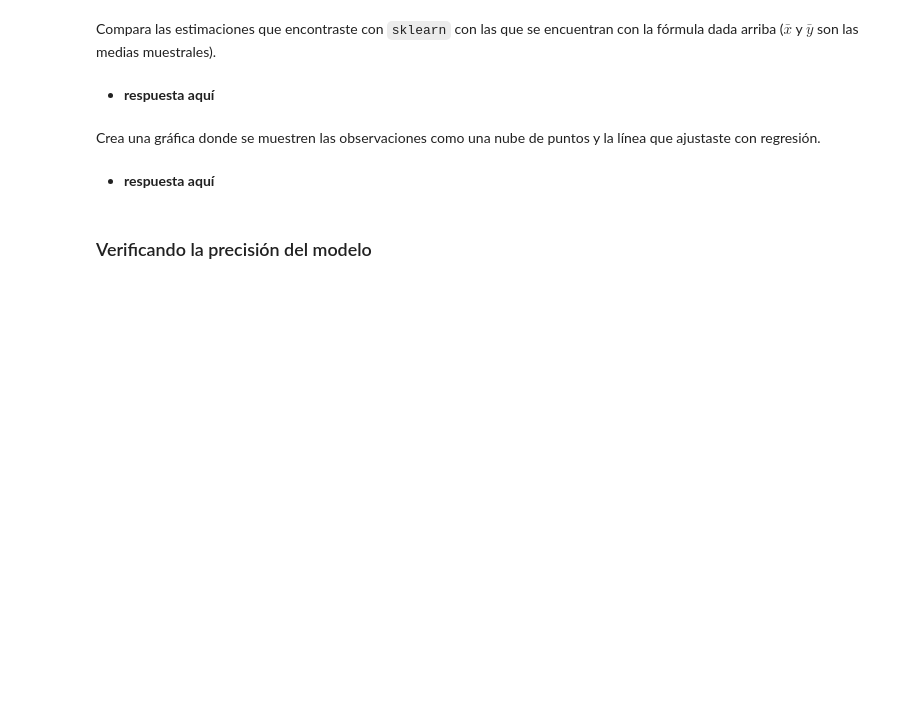
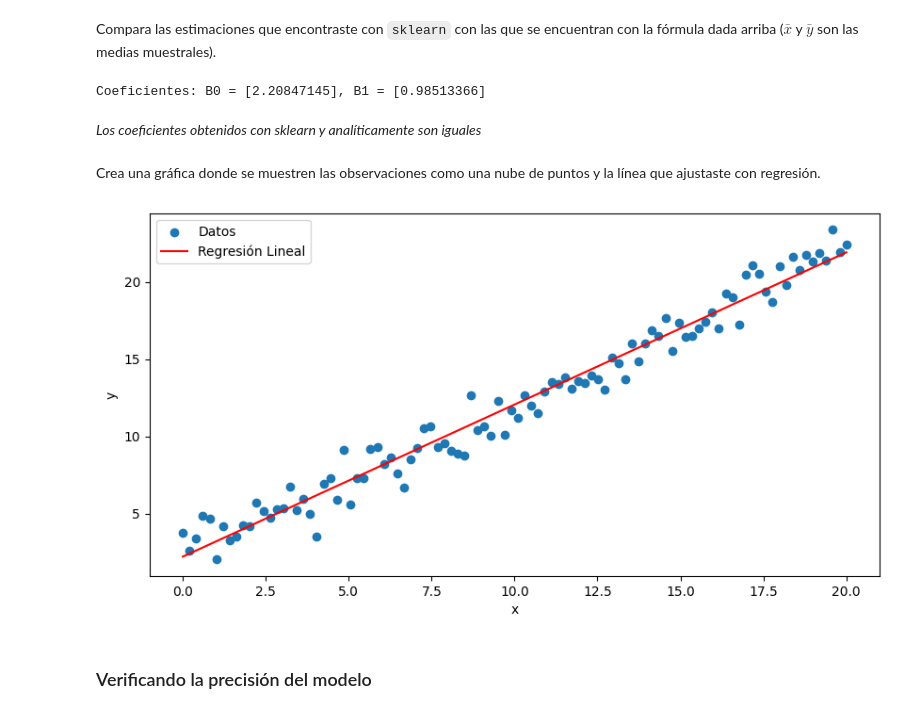
Before and after one commit to aj-hernandezs/Aprendizaje_Estadistico, a Jupyter notebook: Laboratorios/Lab - R1.ipynb, the cells around one changed output. Cells and saved outputs as stored; diff of their text form; code cells hidden in the pictures; blank space fills up the shorter version.

```diff
--- a/Laboratorios/Lab - R1.ipynb
+++ b/Laboratorios/Lab - R1.ipynb
@@ -71,0 +65,7 @@ Utiliza `sklearn` para estimar los parámetros del modelo.
+# %%
+from sklearn.linear_model import LinearRegression
+lr = LinearRegression()
+x = np.reshape(x, [-1 , 1])
+y = np.reshape(y, [-1 , 1])
+lr.fit(x, y)
+print(f'Coeficientes: B0 = {lr.intercept_}, B1 = {lr.coef_[0]}')
@@ -77,12 +79,27 @@ $$ \hat{\beta_1} = \frac{\sum_{i=1}^n (x_i - \bar{x})(y_i - \bar{y})}{\sum_{i=1}
 $$ \hat{\beta_0} = \bar{y} - \hat{\beta_1}\bar{x} $$
 # %% [markdown]
 Compara las estimaciones que encontraste con `sklearn` con las que se encuentran con la fórmula dada arriba ($\bar{x}$ y $\bar{y}$ son las medias muestrales).
-# %% [markdown]
-- **respuesta aquí**
+# %%
+B1 = sum((x-np.mean(x))*(y-np.mean(y)))/sum((x-np.mean(x))**2)
+B0 = np.mean(y) - B1*np.mean(x)
+print(f'Coeficientes: B0 = {B0}, B1 = {B1}')
+# %% [output]
+Coeficientes: B0 = [2.20847145], B1 = [0.98513366]
+# %% [markdown]
+*Los coeficientes obtenidos con sklearn y analíticamente son iguales*
 # %% [markdown]
 Crea una gráfica donde se muestren las observaciones como una nube de puntos y la línea que ajustaste con regresión.
-# %% [markdown]
-- **respuesta aquí**
+# %%
+pred = lr.predict(x)
+plt.figure(figsize=(10, 5))
+plt.scatter(x, y, label='Datos')
+plt.plot(x, pred, label='Regresión Lineal', color='red')
+plt.legend()
+plt.xlabel('x')
+plt.ylabel('y')
+plt.show()
+# %% [output]
+[figure, added]
 # %% [markdown]
 ### Verificando la precisión del modelo
 # %% [markdown]
```
Also changed, not shown: parts of 7 cells of this notebook, 1 other file.
